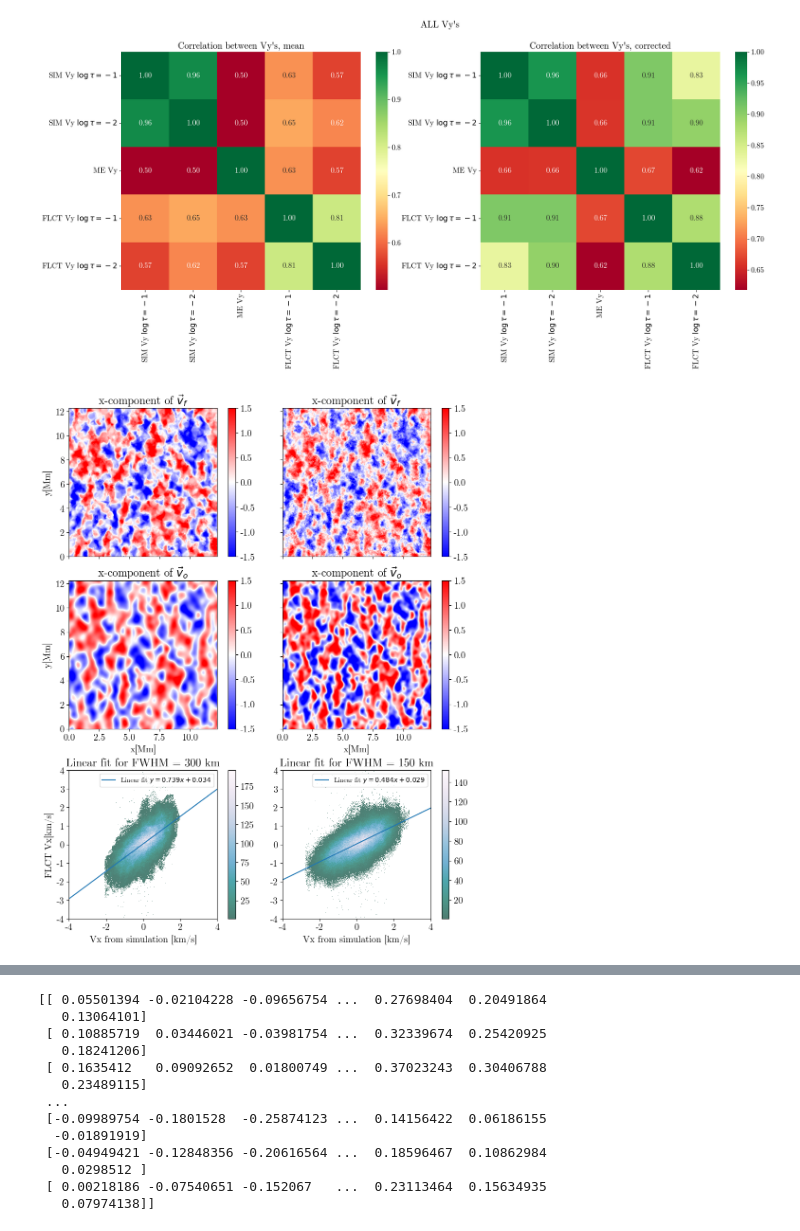
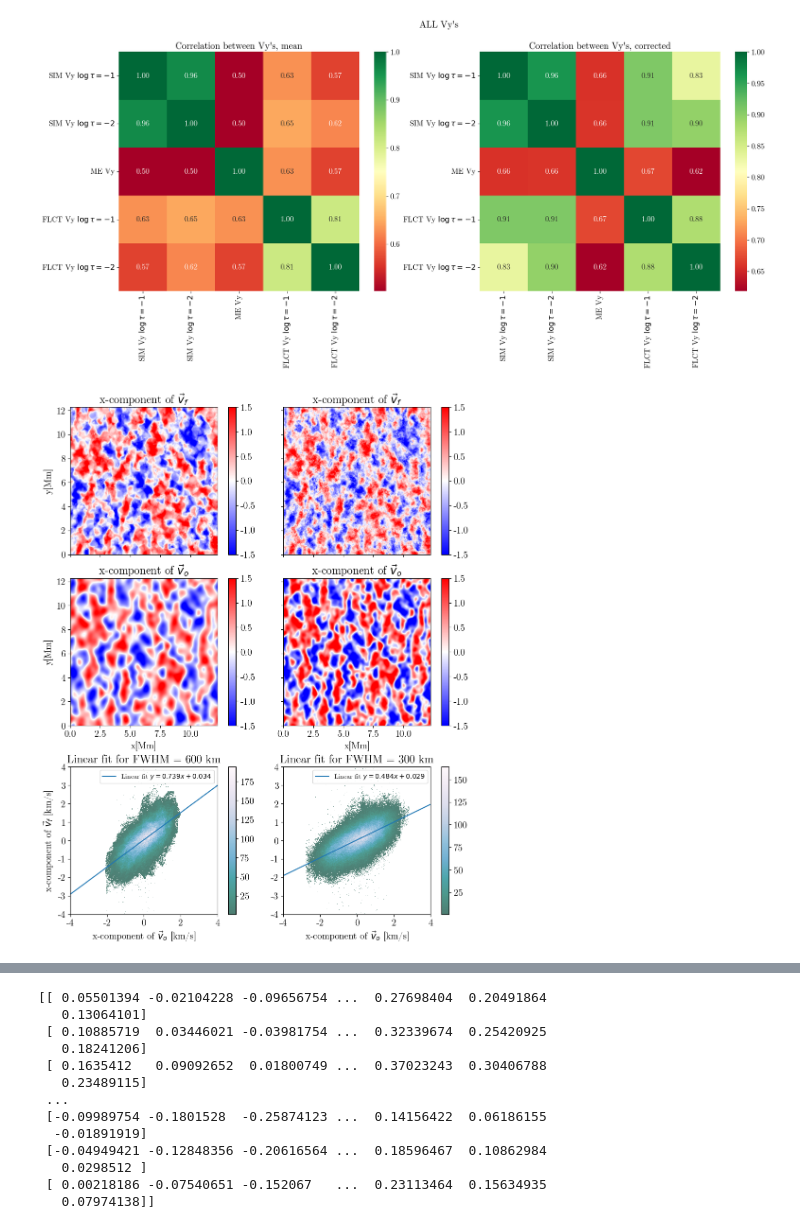
Before and after one commit to TheodoreKostic/Tracking_features, a Jupyter notebook: FirstPaper/MilneEddington_Bz_tracking.ipynb, the cells around one changed output, grey strips where cells are left out. Drawn from its saved outputs; the diff is of its cells as text; code cells hidden in the pictures.

Commit message:
Corrections in labels and legend

```diff
--- a/FirstPaper/MilneEddington_Bz_tracking.ipynb
+++ b/FirstPaper/MilneEddington_Bz_tracking.ipynb
@@ -326,9 +326,9 @@ plt.colorbar(im2)
 
 #ax3 = plt.subplot2grid((4,3), (0,2))
 ax3 = f.add_subplot(325)
-ax3.set_title("Linear fit for FWHM = 300 km")
-ax3.set_ylabel("FLCT Vx[km/s]")
-ax3.set_xlabel("Vx from simulation [km/s]")
+ax3.set_title("Linear fit for FWHM = 600 km")
+ax3.set_ylabel("x-component of $\\vec{v}_f$ [km/s]")
+ax3.set_xlabel("x-component of $\\vec{v}_o$ [km/s]")
 #ax3.scatter(Vxm1_filtered600.flatten(), Vx_BzFeI_cor.flatten(), s = 0.01, alpha = 0.05, color="red")
 
 df = pd.DataFrame(dict(x = Vxm1_filtered600.flatten(), y = Vx_BzFeI_cor.flatten()))
@@ -375,41 +375,41 @@ plt.colorbar(im5)
 
 #ax6 = plt.subplot2grid((4,3), (1,2))
 ax6 = f.add_subplot(326)
-ax6.set_title("Linear fit for FWHM = 150 km")
+ax6.set_title("Linear fit for FWHM = 300 km")
 #ax6.set_ylabel("FLCT Vx[km/s]")
-ax6.set_xlabel("Vx from simulation [km/s]")
+ax6.set_xlabel("x-component of $\\vec{v}_o$ [km/s]")
 #ax6.scatter(Vxm1_filtered300.flatten(), Vx_BzFeI_cor3.flatten(), s = 0.01, alpha = 0.05, color="red")
 
 df1 = pd.DataFrame(dict(x = Vxm1_filtered300.flatten(), y = Vx_BzFeI_cor3.flatten()))
 dsartist1 = dsshow(
         df1,
         ds.Point("x", "y"),
         ds.count(),
         #vmin=np.min(z),
         #vmax=np.max(z),
         alpha = 0.7,
         norm="linear",
         aspect="equal",
         ax=ax6,
         cmap = "PuBuGn_r",
         #cmap = "inferno"
         x_range = (-4,4),
         y_range = (-4,4)
     )
 
 m2, b2, *_ = linregress(Vxm1_filtered300.flatten(), Vx_BzFeI_cor3.flatten())
 ax6.axline(xy1=(0, b2), slope=m2, label=f'Linear fit $y = {m2:.3f}x {b2:+.3f}$')
 plt.colorbar(dsartist1)
 ax6.set_xlim(-4.0, 4.0)
 ax6.set_ylim(-4.0, 4.0)
 plt.legend(fontsize = 10, loc='best')
 
 
 
 #plt.tight_layout()
 plt.savefig("300_600_%2compFeI.png", dpi = 100, bbox_inches = 'tight')
 # %% [output]
-[figure, old version]
+[figure, new version]
 # %%
 R = pearsonr(Vxm1_filtered600.flatten(), Vx_BzFeI_cor.flatten())
 print(R)
```
Also changed, not shown: parts of 13 cells of this notebook.
